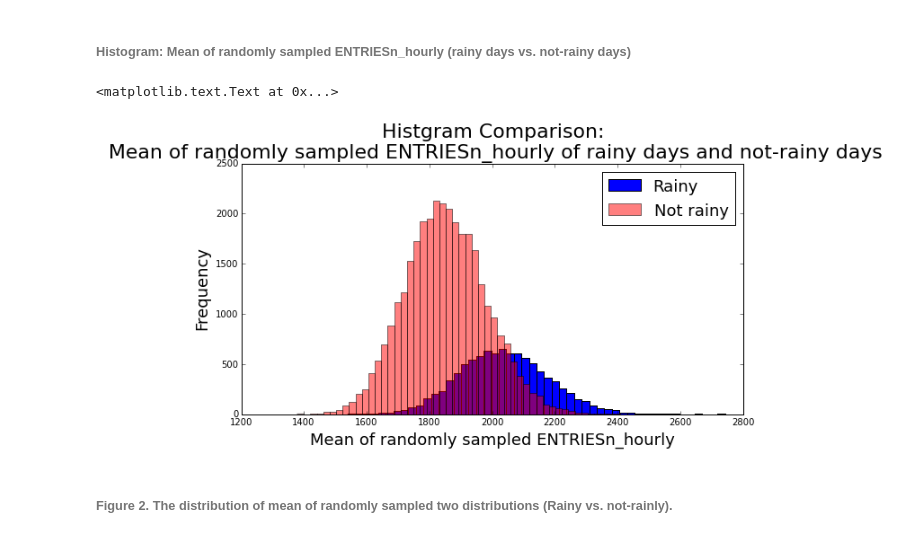
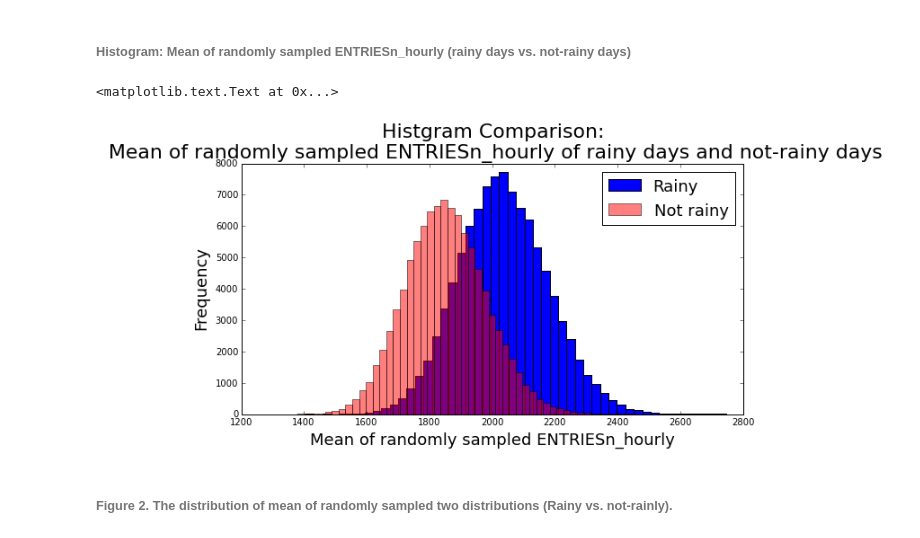
Before and after one commit to manthehunted/NYC-Subway-Analysis, a Jupyter notebook: NYC-Subway-Analysis_v2.ipynb, the cells around one changed output. Drawn from its saved outputs; the diff is of its cells as text; code cells hidden in the pictures.

```diff
--- a/NYC-Subway-Analysis_v2.ipynb
+++ b/NYC-Subway-Analysis_v2.ipynb
@@ -207,29 +207,30 @@ To simiulate the part of MWR, I conducted comparison of mean of random sample fr
 ###### Histogram: Mean of randomly sampled ENTRIESn_hourly (rainy days vs. not-rainy days) <a id = 'fig2'></a>
 # %%
 # calculate sample means
-def get_sample_mean(rain):
+def get_sample_mean(rain,total_sim):
     N = len(rain)
     n = 500
-    store_rain = np.zeros(N)
-    for i in np.arange(N):
+    store_rain = np.zeros(total_sim)
+    for i in np.arange(total_sim):
         ind = np.random.choice(N, n)
         store_rain[i] = np.mean(rain[ind])
     return store_rain
 # %%
 flag = False
-r = get_sample_mean(rain)
-nr = get_sample_mean(no_rain)
+total_sim = 100000
+r = get_sample_mean(rain,total_sim)
+nr = get_sample_mean(no_rain,total_sim)
 
 plt.figure(figsize = (10,5))
 plt.hist(r,bins=50,normed=flag,color = 'b',label='Rainy')
 plt.hist(nr,bins=50,normed=flag,alpha=0.5,color = 'r',label='Not rainy')
 plt.legend(fontsize=18)
 plt.xlabel('Mean of randomly sampled ENTRIESn_hourly', fontsize=18)
 plt.ylabel('Frequency', fontsize=18)
 plt.title('Histgram Comparison:\n Mean of randomly sampled ENTRIESn_hourly of rainy days and not-rainy days',fontsize=22)
 # %% [output]
 <matplotlib.text.Text at 0x...>
-[figure, old version]
+[figure, new version]
 # %% [markdown]
 ###### Figure 2. The distribution of mean of randomly sampled two distributions (Rainy vs. not-rainly).
 # %% [markdown]
```
